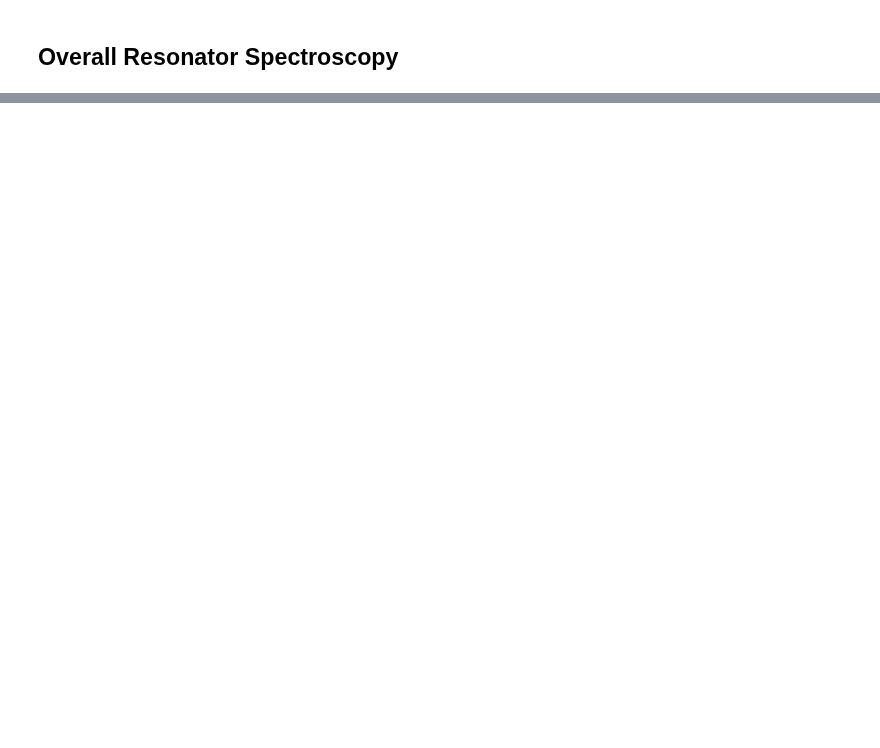
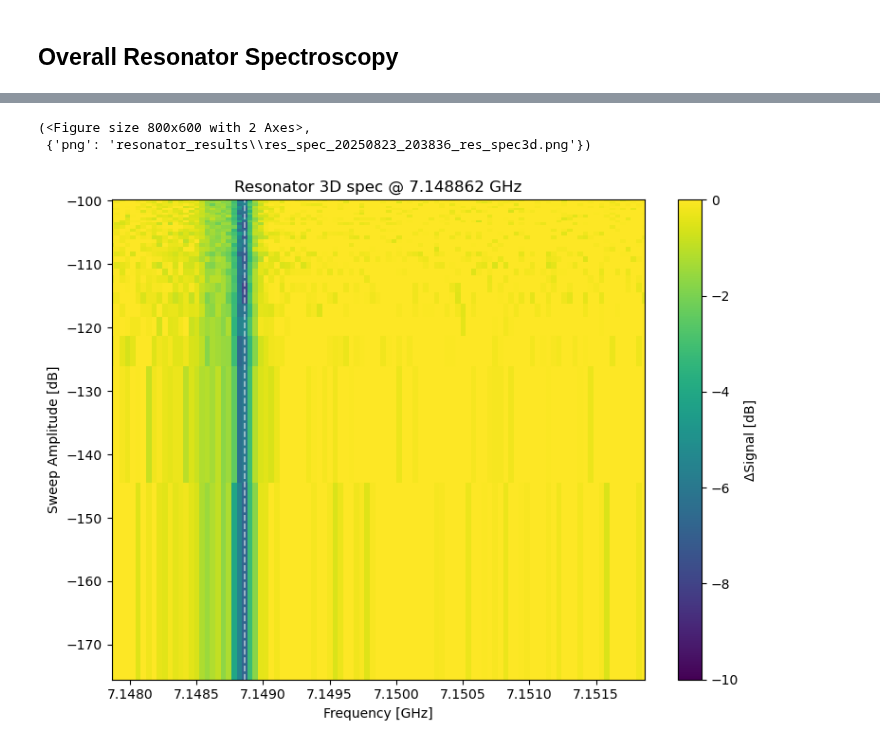
Before and after one commit to YiiiiZ/Measurement, a Jupyter notebook: resonator.ipynb, the cells around one changed output, grey strips where cells are left out. Cells and saved outputs as stored; diff of their text form; code cells hidden in the pictures; blank space fills up the shorter version.

```diff
--- a/resonator.ipynb
+++ b/resonator.ipynb
@@ -941,27 +958,27 @@ rs.individual_spec_plot(save_png=True)
 # %%
 # Stage 3: individual_3D_spec
+# rs.individual_spec3d_run(
+#     center_Hz=7.148849e9,            # give the dip manually
+#     span_low_Hz=1.5e6, span_high_Hz=0.5e6,
+#     points=101, integration_time=1e-5, num_averages=8,
+#     measure_amps=np.linspace(0.02, 0.5, 25),
+#     base_db_offset=-70.0
+# )
+
+
+amp_list = np.linspace(0.001, 1, 30)  # 2% → 50% of full-scale, for example
+
 rs.individual_spec3d_run(
-    center_Hz=7.148849e9,            # give the dip manually
-    span_low_Hz=1.5e6, span_high_Hz=0.5e6,
-    points=101, integration_time=1e-5, num_averages=8,
-    measure_amps=np.linspace(0.02, 0.5, 25),
-    base_db_offset=-70.0
+    dip_index=1,                  # or center_Hz=YOUR_FREQ
+    span_low_Hz=1e6,            # 1.5 MHz below center
+    span_high_Hz=3e6,           # 0.5 MHz above center
+    points=101,
+    integration_time=1e-5,
+    num_averages=8,
+    measure_amps=amp_list,
+    acquire_from_measure=None,    # or a function a -> {"acquire_range": ..., "acquire_amp": ...}
+    base_db_offset=-70.0,
+    edge_points_for_baseline=10,
 )
-
-# Example amplitude list (linear). Replace with what you actually want to sweep.
-# amp_list = np.linspace(0.02, 0.5, 25)  # 2% → 50% of full-scale, for example
-
-# rs.individual_spec3d_run(
-#     dip_index=1,                  # or center_Hz=YOUR_FREQ
-#     span_low_Hz=1.5e6,            # 1.5 MHz below center
-#     span_high_Hz=0.5e6,           # 0.5 MHz above center
-#     points=101,
-#     integration_time=1e-5,
-#     num_averages=8,
-#     measure_amps=amp_list,
-#     acquire_from_measure=None,    # or a function a -> {"acquire_range": ..., "acquire_amp": ...}
-#     base_db_offset=-70.0,
-#     edge_points_for_baseline=10,
-# )
 rs.individual_spec3d_plot(save_png=True, clim=(-10, 0))  # optional fixed color range
 # %% [output]
@@ -968,0 +1002,3 @@ TypeError: resonator_spec.individual_spec3d_run() missing 1 required keyword-onl
+(<Figure size 800x600 with 2 Axes>,
+ {'png': 'resonator_results\\res_spec_20250823_203836_res_spec3d.png'})
+[figure, added]
```
Also changed, not shown: parts of 5 cells of this notebook, 52 other files.
